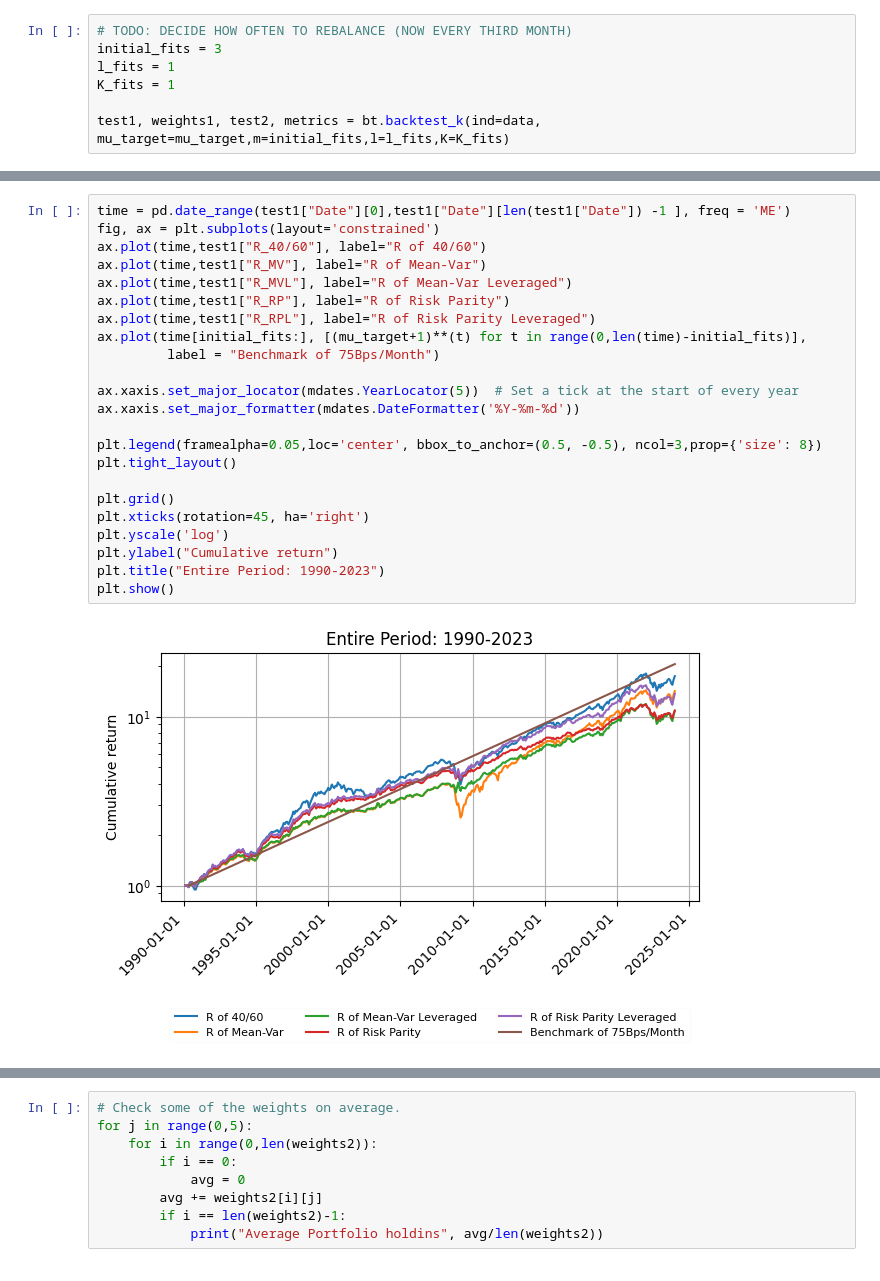
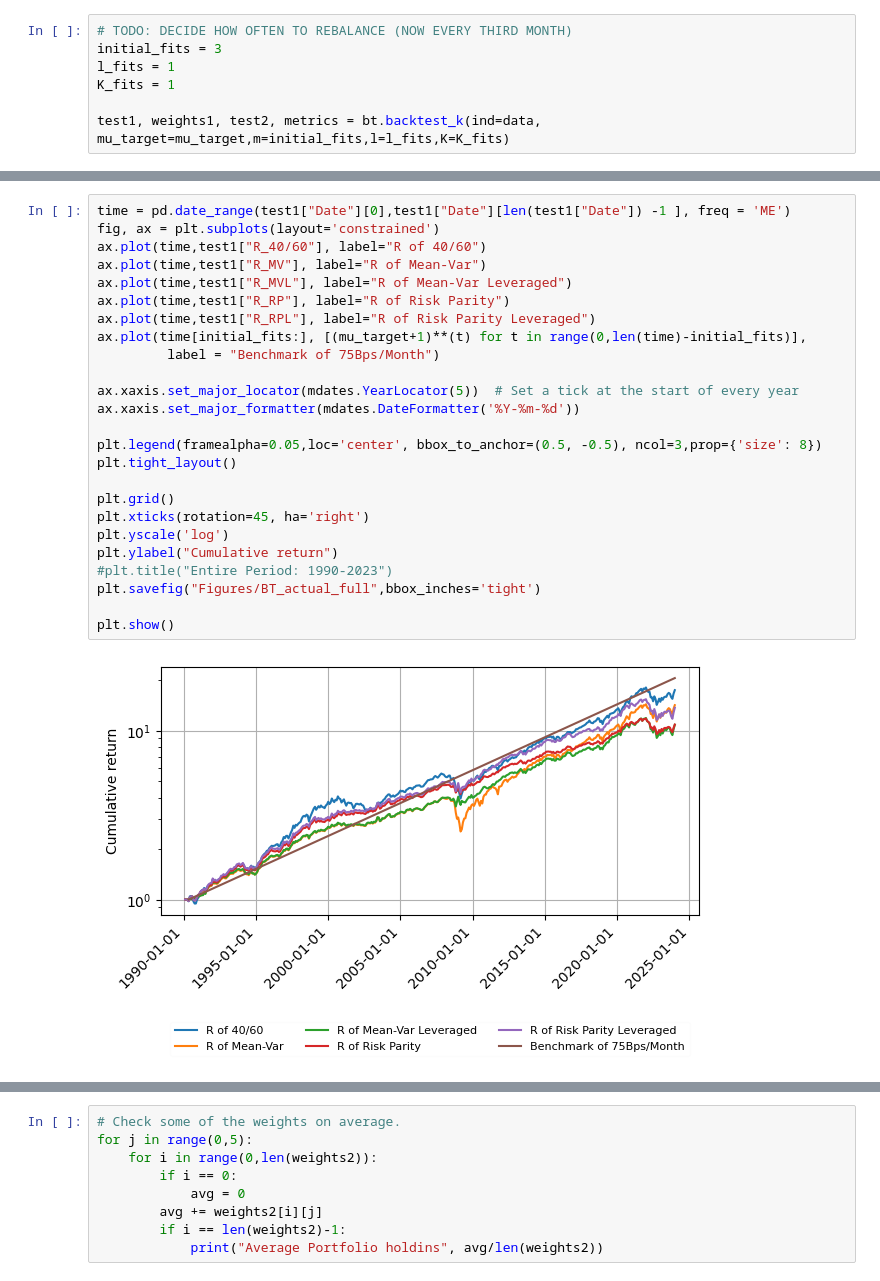
Before and after one commit to andreas-eklundh/Asset_allocation, a Jupyter notebook: Task_1.ipynb, the cells around one changed output, grey strips where cells are left out. Saved outputs shown, nothing was run; the diff lists cells and outputs as text.

```diff
--- a/Task_1.ipynb
+++ b/Task_1.ipynb
@@ -368,28 +369,30 @@ metrics_naive
 # %%
 time = pd.date_range(test1["Date"][0],test1["Date"][len(test1["Date"]) -1 ], freq = 'ME')
 fig, ax = plt.subplots(layout='constrained')
 ax.plot(time,test1["R_40/60"], label="R of 40/60")
 ax.plot(time,test1["R_MV"], label="R of Mean-Var")
 ax.plot(time,test1["R_MVL"], label="R of Mean-Var Leveraged")
 ax.plot(time,test1["R_RP"], label="R of Risk Parity")
 ax.plot(time,test1["R_RPL"], label="R of Risk Parity Leveraged")
 ax.plot(time[initial_fits:], [(mu_target+1)**(t) for t in range(0,len(time)-initial_fits)],
          label = "Benchmark of 75Bps/Month")
 
 ax.xaxis.set_major_locator(mdates.YearLocator(5))  # Set a tick at the start of every year
 ax.xaxis.set_major_formatter(mdates.DateFormatter('%Y-%m-%d'))
 
 plt.legend(framealpha=0.05,loc='center', bbox_to_anchor=(0.5, -0.5), ncol=3,prop={'size': 8})
 plt.tight_layout()
 
 plt.grid()
 plt.xticks(rotation=45, ha='right')
 plt.yscale('log')
 plt.ylabel("Cumulative return")
-plt.title("Entire Period: 1990-2023")
+#plt.title("Entire Period: 1990-2023")
+plt.savefig("Figures/BT_actual_full",bbox_inches='tight')
+
 plt.show()
 # %% [output]
-[figure, old version]
+[figure, new version]
 # %%
 data1 = data.copy()
 # Now perform the comparison
```
Also changed, not shown: parts of 8 cells of this notebook, 6 other files.
